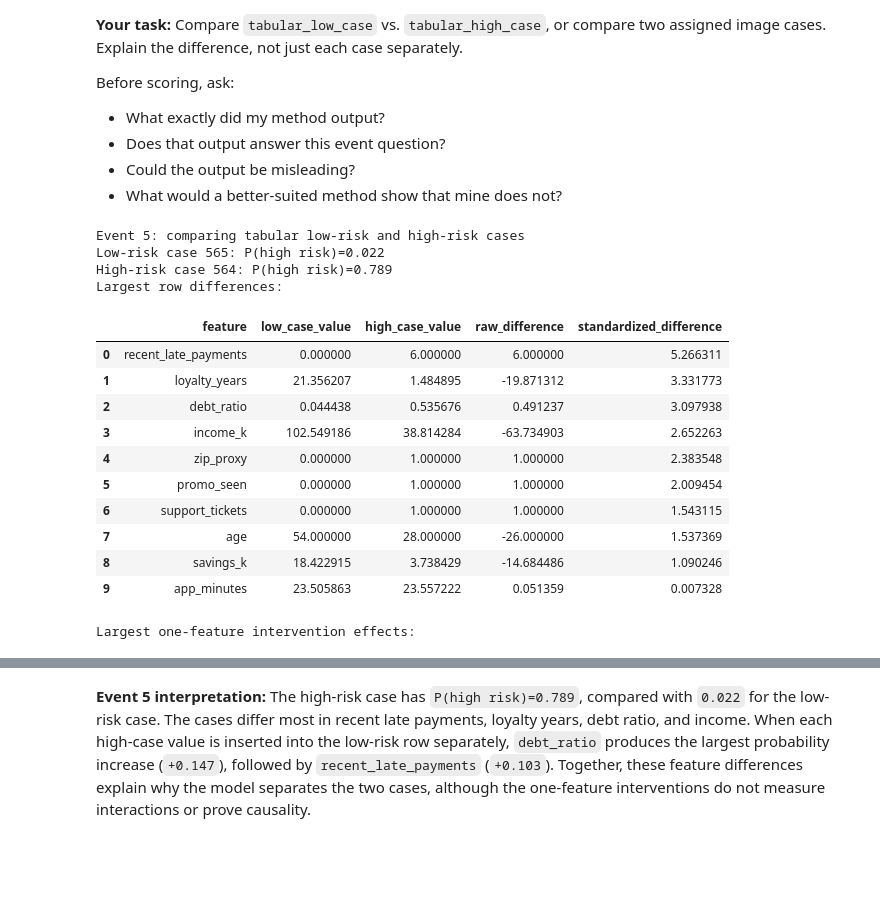
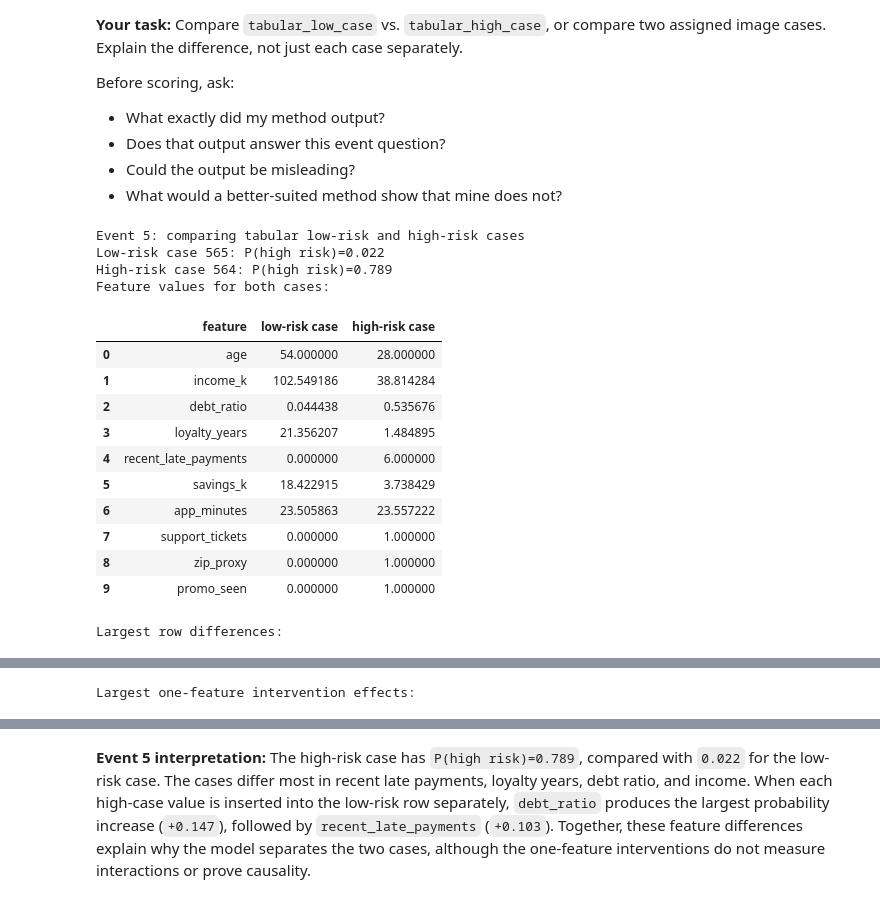
Before and after one commit to ammylin/AIPI590-decathlon-wk5, a Jupyter notebook: xai_decathlon.ipynb, the cells around one changed output, grey strips where cells are left out. Cells and saved outputs as stored; diff of their text form; code cells hidden in the pictures; blank space fills up the shorter version.

```diff
--- a/xai_decathlon.ipynb
+++ b/xai_decathlon.ipynb
@@ -866,43 +866,52 @@ def compare_tabular_predictions(low_index, high_index):
         })
 
     interventions = pd.DataFrame(interventions)
     interventions["absolute_probability_change"] = interventions["probability_change"].abs()
     return low_case, high_case, low_probability, high_probability, differences, interventions
 
 
 (
     cf_low_case_5,
     cf_high_case_5,
     cf_low_probability_5,
     cf_high_probability_5,
     comparison_5,
     interventions_5,
 ) = compare_tabular_predictions(tabular_low_case, tabular_high_case)
 
 print("Event 5: comparing tabular low-risk and high-risk cases")
 print(f"Low-risk case {tabular_low_case}: P(high risk)={cf_low_probability_5:.3f}")
 print(f"High-risk case {tabular_high_case}: P(high risk)={cf_high_probability_5:.3f}")
+
+case_profile_5 = pd.DataFrame({
+    "feature": feature_names,
+    "low-risk case": cf_low_case_5.iloc[0].to_numpy(),
+    "high-risk case": cf_high_case_5.iloc[0].to_numpy(),
+})
+print("Feature values for both cases:")
+display(case_profile_5)
+
 print("Largest row differences:")
 display(comparison_5.sort_values("standardized_difference", ascending=False).reset_index(drop=True))
 print("Largest one-feature intervention effects:")
 display(
     interventions_5.sort_values("absolute_probability_change", ascending=False)
     .reset_index(drop=True)
 )
 # %% [output]
 Event 5: comparing tabular low-risk and high-risk cases
 Low-risk case 565: P(high risk)=0.022
 High-risk case 564: P(high risk)=0.789
-Largest row differences:
+Feature values for both cases:
-|  | feature | low_case_value | high_case_value | raw_difference | standardized_difference |
-| 0 | recent_late_payments | 0.000000 | 6.000000 | 6.000000 | 5.266311 |
-| 1 | loyalty_years | 21.356207 | 1.484895 | -19.871312 | 3.331773 |
-| 2 | debt_ratio | 0.044438 | 0.535676 | 0.491237 | 3.097938 |
-| 3 | income_k | 102.549186 | 38.814284 | -63.734903 | 2.652263 |
-| 4 | zip_proxy | 0.000000 | 1.000000 | 1.000000 | 2.383548 |
-| 5 | promo_seen | 0.000000 | 1.000000 | 1.000000 | 2.009454 |
-| 6 | support_tickets | 0.000000 | 1.000000 | 1.000000 | 1.543115 |
-| 7 | age | 54.000000 | 28.000000 | -26.000000 | 1.537369 |
-| 8 | savings_k | 18.422915 | 3.738429 | -14.684486 | 1.090246 |
-| 9 | app_minutes | 23.505863 | 23.557222 | 0.051359 | 0.007328 |
+|  | feature | low-risk case | high-risk case |
+| 0 | age | 54.000000 | 28.000000 |
+| 1 | income_k | 102.549186 | 38.814284 |
+| 2 | debt_ratio | 0.044438 | 0.535676 |
+| 3 | loyalty_years | 21.356207 | 1.484895 |
+| 4 | recent_late_payments | 0.000000 | 6.000000 |
+| 5 | savings_k | 18.422915 | 3.738429 |
+| 6 | app_minutes | 23.505863 | 23.557222 |
+| 7 | support_tickets | 0.000000 | 1.000000 |
+| 8 | zip_proxy | 0.000000 | 1.000000 |
+| 9 | promo_seen | 0.000000 | 1.000000 |
-Largest one-feature intervention effects:
+Largest row differences:
@@ -919,0 +929 @@ Largest one-feature intervention effects:
+Largest one-feature intervention effects:
```
Also changed, not shown: parts of 5 cells of this notebook.
